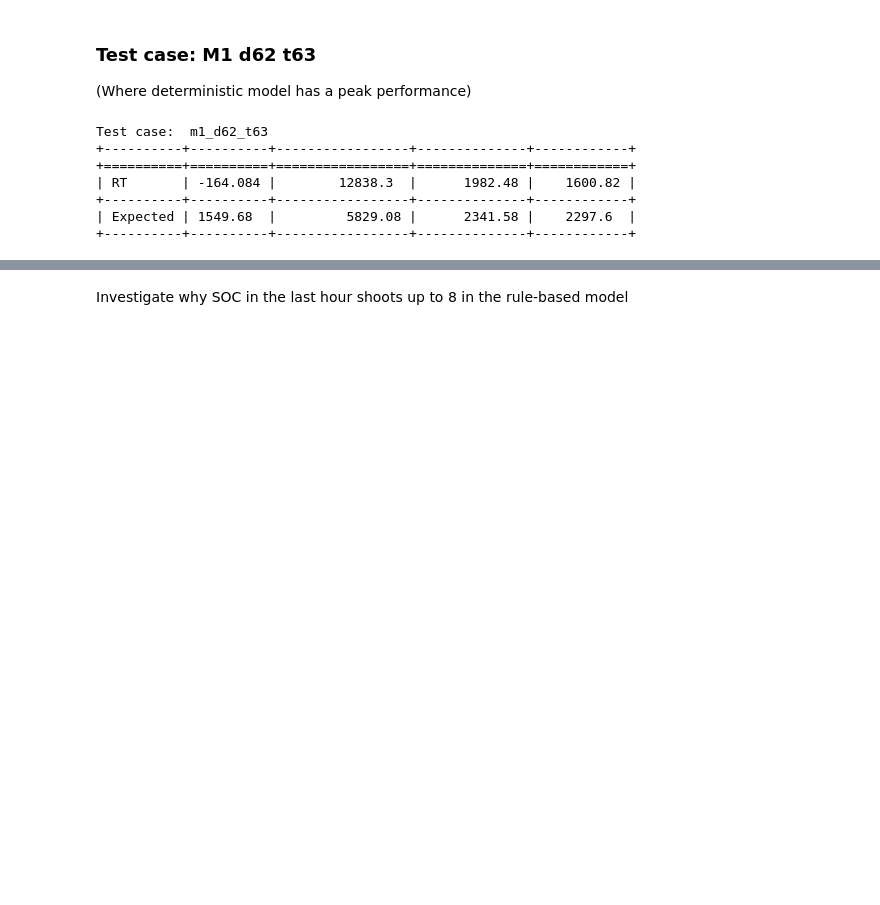
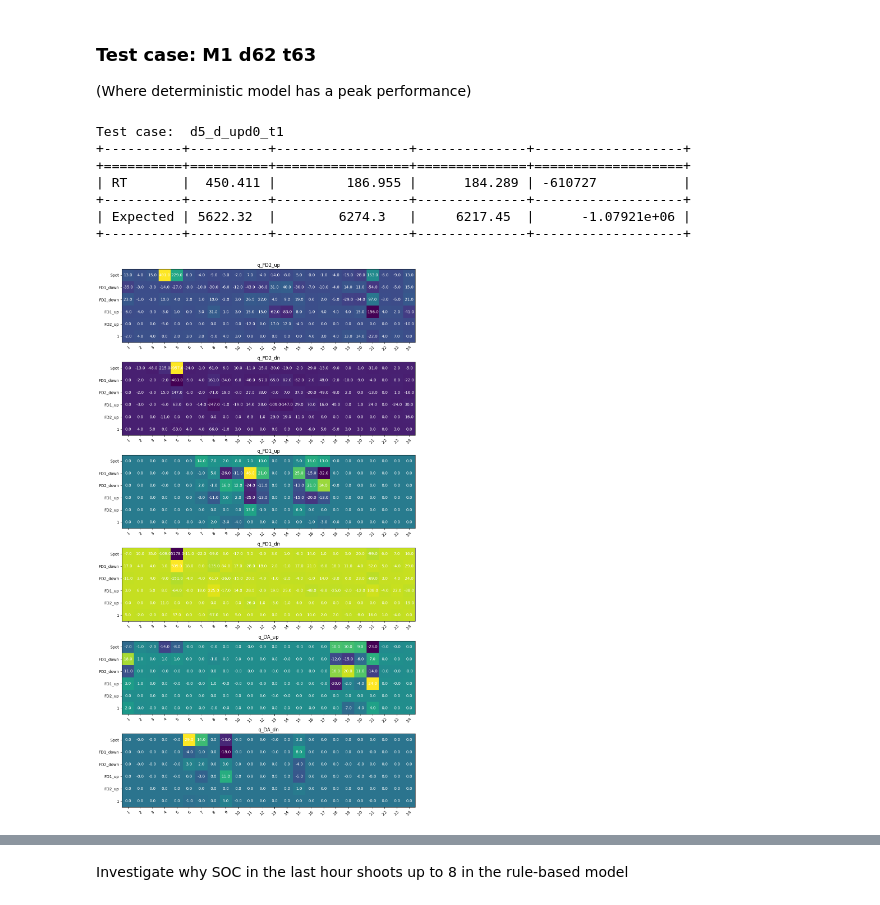
Before and after one commit to junesooshin/lightenup, a Jupyter notebook: Model and Result Examination/Model Comparison.ipynb, the cells around one changed output, grey strips where cells are left out. Drawn from its saved outputs; the diff is of its cells as text; code cells hidden in the pictures; blank space fills up the shorter version.

```diff
--- a/Model and Result Examination/Model Comparison.ipynb
+++ b/Model and Result Examination/Model Comparison.ipynb
@@ -125,22 +125,27 @@ Plots:
 (Where deterministic model has a peak performance)
 # %%
 # Select plot parameters
-choose_id = 'm1_d62_t63'
+choose_id = 'd5_d_upd0_t1'
 save = True #True or False
-model = 'Rule' # Rule, Det, Sto, Learn,
-rev_plot = 'all' # Rule, Det, Sto, Learn, all (for exp_and_RT revenue)
-with_acceptance = False #True or False (for plot_training_price)
+model = 'Learn' # Rule, Det, Sto, Learn,
+rev_plot = 'Learn' # Rule, Det, Sto, Learn, all (for exp_and_RT revenue)
+with_acceptance = True #True or False (for plot_training_price)
 
 plt.ioff() #Repress showing plots
-save_plots(current_directory, choose_id, save, model, with_acceptance, rev_plot)
+results = save_plots(current_directory, choose_id, save, model, with_acceptance, rev_plot);
 # %% [output]
-Test case:  m1_d62_t63
-+----------+----------+-----------------+--------------+------------+
-+==========+==========+=================+==============+============+
-| RT       | -164.084 |        12838.3  |      1982.48 |    1600.82 |
-+----------+----------+-----------------+--------------+------------+
-| Expected | 1549.68  |         5829.08 |      2341.58 |    2297.6  |
-+----------+----------+-----------------+--------------+------------+
+Test case:  d5_d_upd0_t1
++----------+----------+-----------------+--------------+-------------------+
++==========+==========+=================+==============+===================+
+| RT       |  450.411 |         186.955 |      184.289 | -610727           |
++----------+----------+-----------------+--------------+-------------------+
+| Expected | 5622.32  |        6274.3   |     6217.45  |      -1.07921e+06 |
++----------+----------+-----------------+--------------+-------------------+
+# %%
+plot_coefficients_heatmap(results['Learn']['Bid'])
+plt.show()
+# %% [output]
+[figure, added]
 # %%
 #View plots
 view_plots(model, rev_plot)
```
Also changed, not shown: parts of 1 cell of this notebook, 4 other files.
